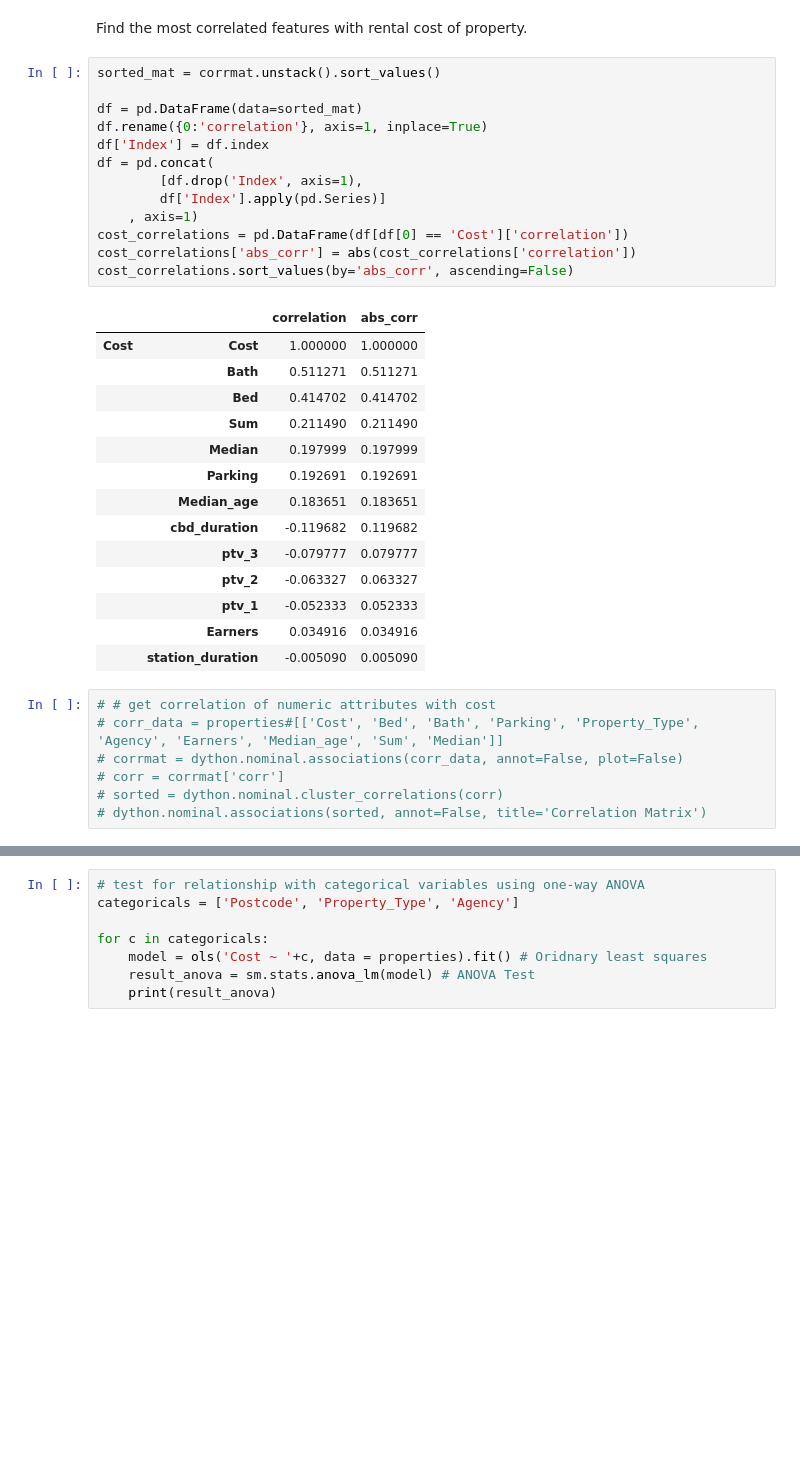
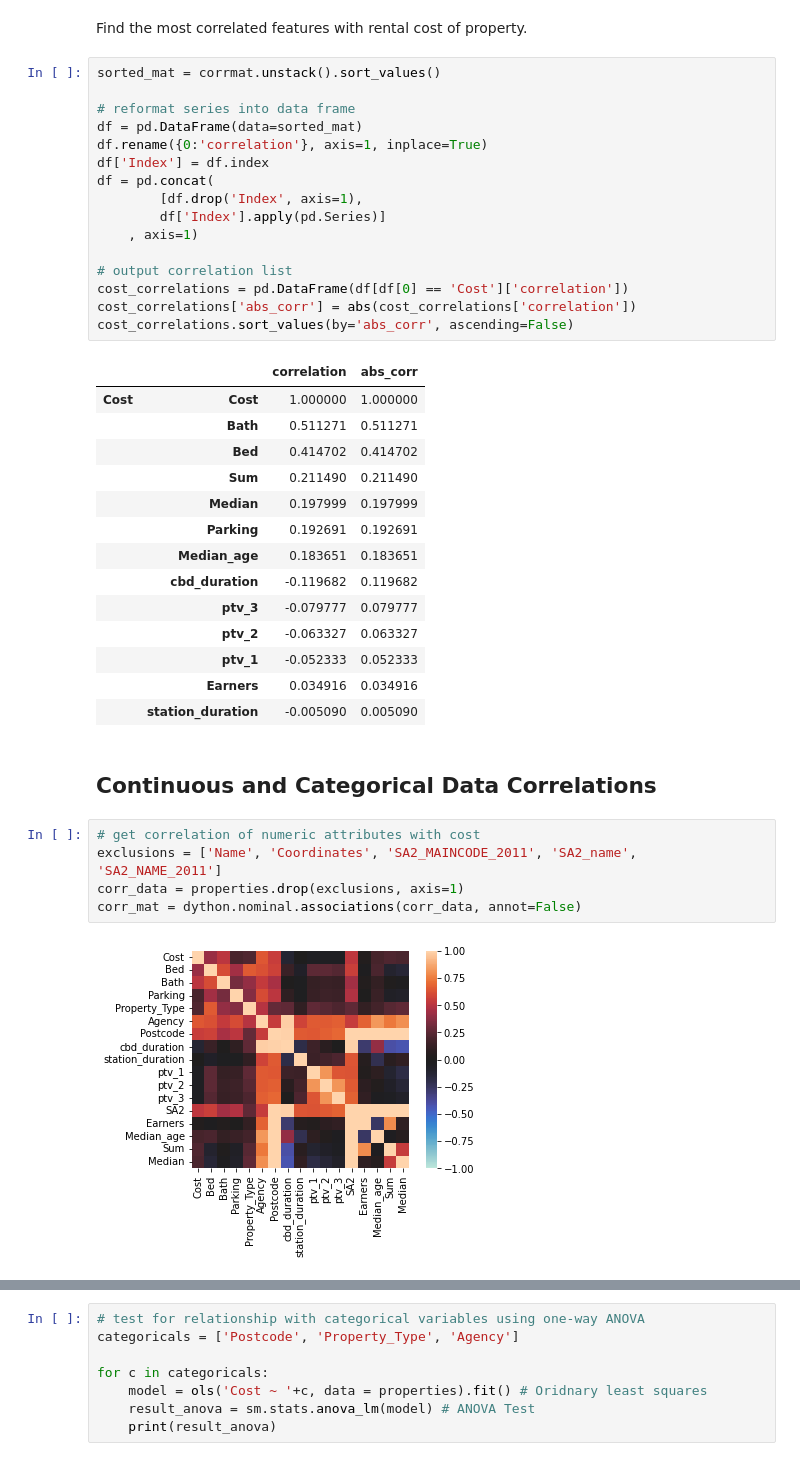
Before and after one commit to MAST30034-Applied-Data-Science/generic-real-estate-consulting-project-group-42, a Jupyter notebook: notebooks/analysis_properties.ipynb, the cells around one changed output, grey strips where cells are left out. Drawn from its saved outputs; the diff is of its cells as text; blank space fills up the shorter version.

Commit message:
Categorical correlations added.

```diff
--- a/notebooks/analysis_properties.ipynb
+++ b/notebooks/analysis_properties.ipynb
@@ -76,6 +77,7 @@ Find the most correlated features with rental cost of property.
 # %%
 sorted_mat = corrmat.unstack().sort_values()
 
+# reformat series into data frame
 df = pd.DataFrame(data=sorted_mat)
 df.rename({0:'correlation'}, axis=1, inplace=True)
 df['Index'] = df.index
@@ -83,6 +85,8 @@ df = pd.concat(
         [df.drop('Index', axis=1),
         df['Index'].apply(pd.Series)]
     , axis=1)
+
+# output correlation list
 cost_correlations = pd.DataFrame(df[df[0] == 'Cost']['correlation'])
 cost_correlations['abs_corr'] = abs(cost_correlations['correlation'])
 cost_correlations.sort_values(by='abs_corr', ascending=False)
@@ -101,10 +105,12 @@ cost_correlations.sort_values(by='abs_corr', ascending=False)
 |  | ptv_1 | -0.052333 | 0.052333 |
 |  | Earners | 0.034916 | 0.034916 |
 |  | station_duration | -0.005090 | 0.005090 |
-# %%
-# # get correlation of numeric attributes with cost
-# corr_data = properties#[['Cost', 'Bed', 'Bath', 'Parking', 'Property_Type', 'Agency', 'Earners', 'Median_age', 'Sum', 'Median']]
-# corrmat = dython.nominal.associations(corr_data, annot=False, plot=False)
-# corr = corrmat['corr']
-# sorted = dython.nominal.cluster_correlations(corr)
-# dython.nominal.associations(sorted, annot=False, title='Correlation Matrix')
+# %% [markdown]
+## Continuous and Categorical Data Correlations
+# %%
+# get correlation of numeric attributes with cost
+exclusions = ['Name', 'Coordinates', 'SA2_MAINCODE_2011', 'SA2_name', 'SA2_NAME_2011']
+corr_data = properties.drop(exclusions, axis=1)
+corr_mat = dython.nominal.associations(corr_data, annot=False)
+# %% [output]
+[figure, added]
```
Also changed, not shown: parts of 3 cells of this notebook.
